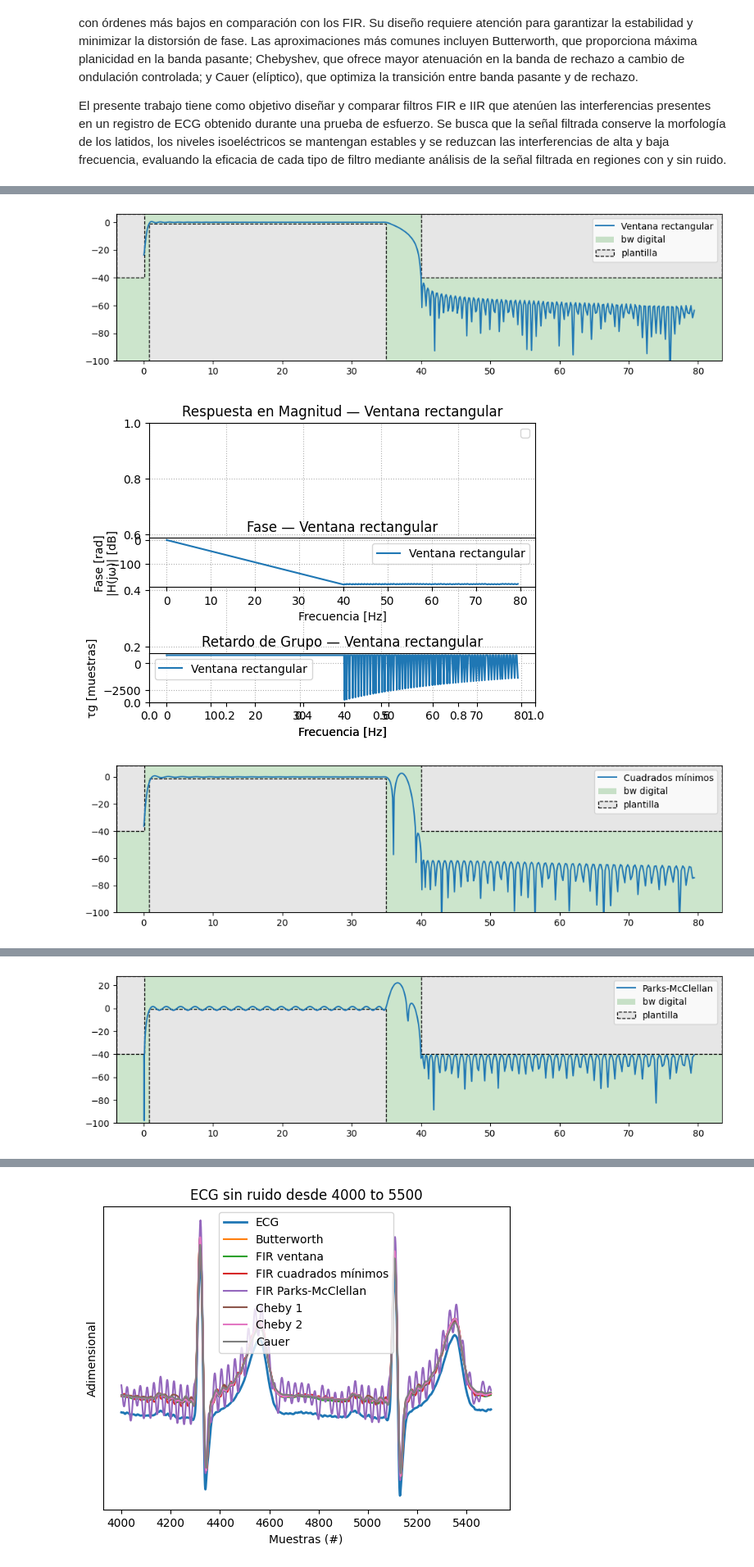
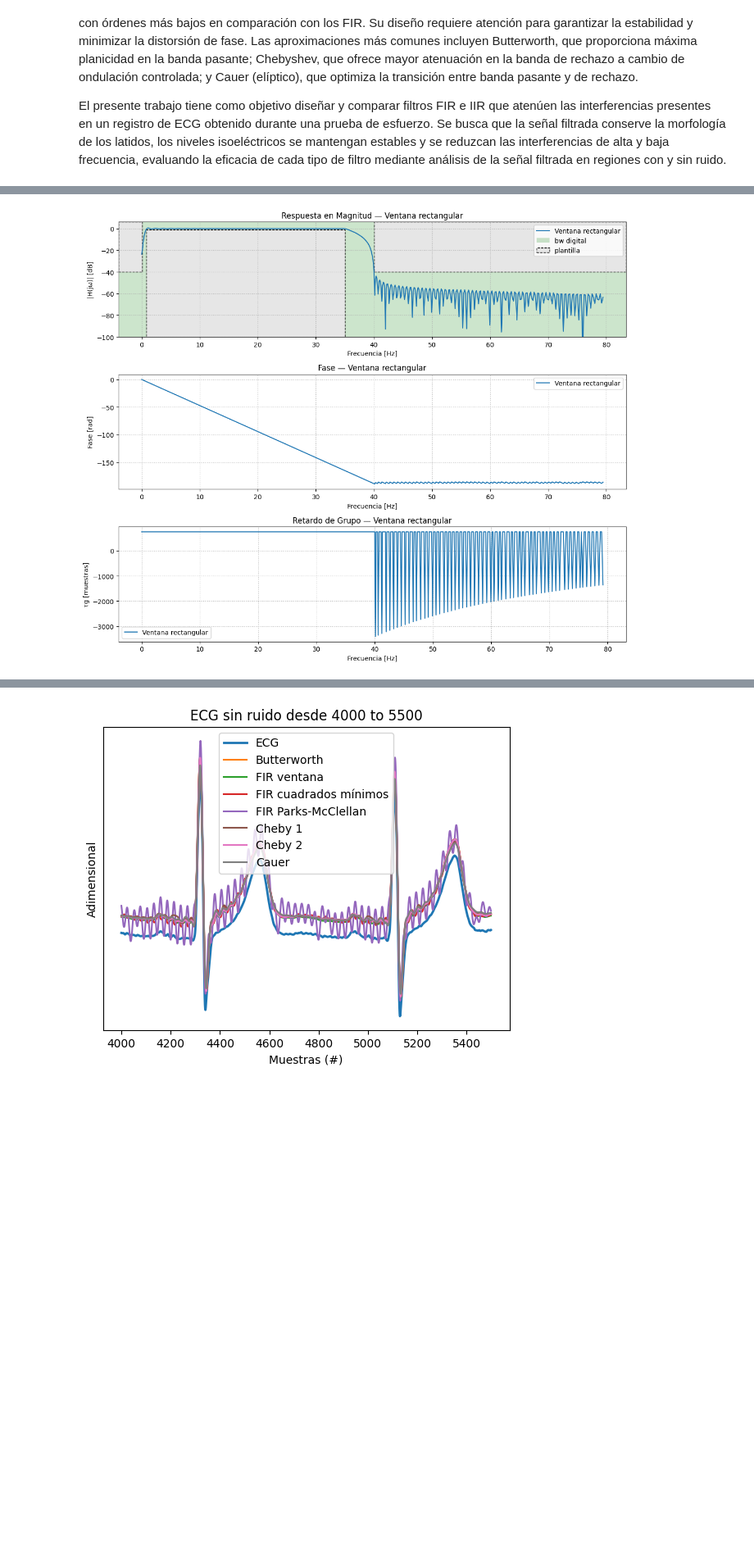
Before and after one commit to aguspaolini/aps-Paolini-Rosso, a Jupyter notebook: TS8/TS8 - Paolini y Poric.ipynb, the cells around one changed output, grey strips where cells are left out. Shown at 82% size. Saved outputs shown, nothing was run; the diff lists cells and outputs as text; code cells hidden in the pictures; blank space fills up the shorter version.

```diff
--- a/TS8/TS8 - Paolini y Poric.ipynb
+++ b/TS8/TS8 - Paolini y Poric.ipynb
@@ -187,9 +194,73 @@ Para los cuatro filtros, la fase tiene un comportamiento no lineal.
 # %%
+def plot_plantilla(filter_type = 'lowpass', fpass = 0.25, ripple = 0.5, fstop = 0.6, attenuation = 40, fs = 2 ):
+
+    # para sobreimprimir la plantilla de diseño de un filtro
+
+    xmin, xmax, ymin, ymax = plt.axis()
+
+    # banda de paso digital
+    plt.fill([xmin, xmin, fs/2, fs/2],   [ymin, ymax, ymax, ymin], 'g', alpha= 0.2, lw=1, label = 'bw digital') # pass
+
+    if filter_type == 'lowpass':
+
+        fstop_start = fstop
+        fstop_end = xmax
+
+        fpass_start = xmin
+        fpass_end   = fpass
+
+        plt.fill( [fstop_start, fstop_end,   fstop_end, fstop_start], [-attenuation, -attenuation, ymax, ymax], '0.9', lw=1, ls = '--', ec = 'k', label = 'plantilla') # stop
+        plt.fill( [fpass_start, fpass_start, fpass_end, fpass_end],   [ymin, -ripple, -ripple, ymin], '0.9', lw=1, ls = '--', ec = 'k') # pass
+
+    elif filter_type == 'highpass':
+
+        fstop_start = xmin
+        fstop_end = fstop
+
+        fpass_start = fpass
+        fpass_end   = xmax
+
+        plt.fill( [fstop_start, fstop_end,   fstop_end, fstop_start], [-attenuation, -attenuation, ymax, ymax], '0.9', lw=1, ls = '--', ec = 'k', label = 'plantilla') # stop
+        plt.fill( [fpass_start, fpass_start, fpass_end, fpass_end],   [ymin, -ripple, -ripple, ymin], '0.9', lw=1, ls = '--', ec = 'k') # pass
+
+
+    elif filter_type == 'bandpass':
+
+        fstop_start = xmin
+        fstop_end = fstop[0]
+
+        fpass_start = fpass[0]
+        fpass_end   = fpass[1]
+
+        fstop2_start = fstop[1]
+        fstop2_end =  xmax
+
+        plt.fill( [fstop_start, fstop_end,   fstop_end, fstop_start], [-attenuation, -attenuation, ymax, ymax], '0.9', lw=1, ls = '--', ec = 'k', label = 'plantilla') # stop
+        plt.fill( [fpass_start, fpass_start, fpass_end, fpass_end],   [ymin, -ripple, -ripple, ymin], '0.9', lw=1, ls = '--', ec = 'k') # pass
+        plt.fill( [fstop2_start, fstop2_end,   fstop2_end, fstop2_start], [-attenuation, -attenuation, ymax, ymax], '0.9', lw=1, ls = '--', ec = 'k') # stop
+
+    elif filter_type == 'bandstop':
+
+        fpass_start = xmin
+        fpass_end   = fpass[0]
+
+        fstop_start = fstop[0]
+        fstop_end = fstop[1]
+
+        fpass2_start = fpass[1]
+        fpass2_end   = xmax
+
+        plt.fill([fpass_start, fpass_start, fpass_end, fpass_end],   [ymin, -ripple, -ripple, ymin], '0.9', lw=1, ls = '--', ec = 'k', label = 'plantilla') # pass
+        plt.fill([fstop_start, fstop_end,   fstop_end, fstop_start], [-attenuation, -attenuation, ymax, ymax], '0.9', lw=1, ls = '--', ec = 'k') # stop
+        plt.fill([fpass2_start, fpass2_start, fpass2_end, fpass2_end],   [ymin, -ripple, -ripple, ymin], '0.9', lw=1, ls = '--', ec = 'k') # pass
+
+
+    plt.axis([xmin, xmax, np.max([ymin, -100]), np.max([ymax, 5])])
+
+
 # Diseño de filtros FIR
-
 frecuencias = np.sort(np.concatenate(((0,fs/2), WP, WS)))  #frecuencia va de cero a Nyquist
 deseado = [0,0,1,1,0,0]  #Puntos de mi respuesta, respecto a frecuencias(en 0 va 0, en 0.1 va 0, etc.)
-
 
 #Método ventana
 cant_coef_win = 1501
@@ -233,35 +304,31 @@ def plot_filtro_fir(b, fs, name="Filtro FIR",
     plt.title(f'Respuesta en Magnitud — {name}')
     plt.xlabel('Frecuencia [Hz]')
     plt.ylabel('|H(jω)| [dB]')
     plt.grid(True, which='both', ls=':')
     plt.legend()
 
     # === FASE ===
     plt.subplot(3, 1, 2)
     plt.plot(w, phase, label=name)
     plt.title(f'Fase — {name}')
     plt.xlabel('Frecuencia [Hz]')
     plt.ylabel('Fase [rad]')
     plt.grid(True, which='both', ls=':')
     plt.legend()
 
     # === RETARDO DE GRUPO ===
     plt.subplot(3, 1, 3)
     plt.plot(w[:-1], gd, label=name)
     plt.title(f'Retardo de Grupo — {name}')
     plt.xlabel('Frecuencia [Hz]')
     plt.ylabel('τg [muestras]')
     plt.grid(True, which='both', ls=':')
     plt.legend()
 
     plt.tight_layout()
     plt.show()
 
 
 plot_filtro_fir(b=fir_win_rect, fs=fs, name='Ventana rectangular', filter_type='bandpass', fpass=WP, ripple=ripple*2, fstop=WS, attenuation=atenuacion*2)
-plot_filtro_fir(b=fir_ls, fs=fs, name='Cuadrados mínimos', filter_type='bandpass', fpass=WP, ripple=ripple*2, fstop=WS, attenuation=atenuacion*2)
-plot_filtro_fir(b=fir_rem, fs=fs, name='Parks-McClellan', filter_type='bandpass', fpass=WP, ripple=ripple*2, fstop=WS, attenuation=atenuacion*2)
 # %% [output]
-[figure, old version]
+[figure, new version]
-[figure, removed]
-[figure, removed]
@@ -269 +334,0 @@ plot_filtro_fir(b=fir_rem, fs=fs, name='Parks-McClellan', filter_type='bandpass'
-[figure, removed]
```
Also changed, not shown: parts of 30 cells of this notebook.
